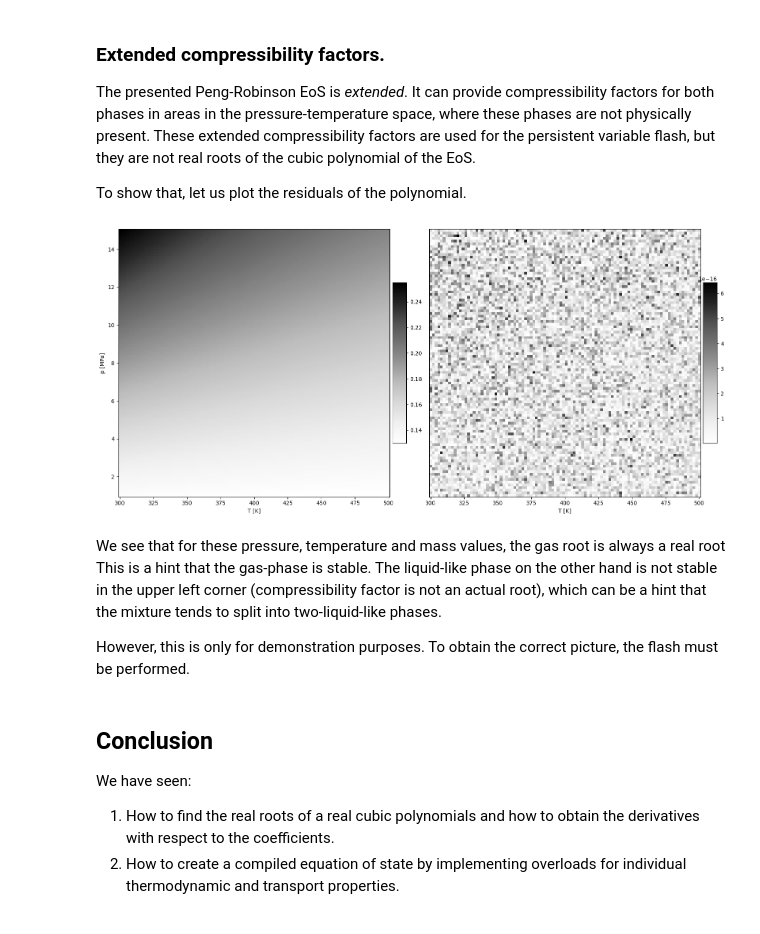
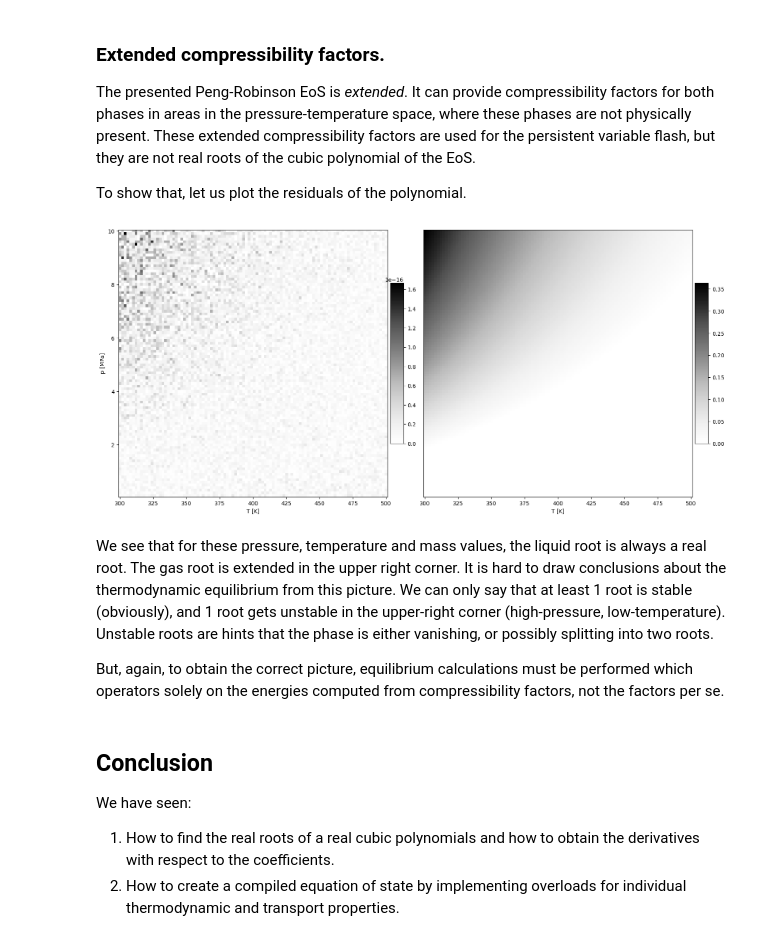
Before and after one commit to pmgbergen/porepy, a Jupyter notebook: tutorials/cubic_eos.ipynb, the cells around one changed output. Cells and saved outputs as stored; diff of their text form; code cells hidden in the pictures.

```diff
--- a/tutorials/cubic_eos.ipynb
+++ b/tutorials/cubic_eos.ipynb
@@ -432,7 +432,7 @@ These extended compressibility factors are used for the persistent variable flas
 To show that, let us plot the residuals of the polynomial.
 # %%
 N = 100
-p = np.linspace(1e6, 15e6, N, endpoint=True)
+p = np.linspace(101325, 10e6, N, endpoint=True)  # 1atm to 10 MPa
 T = np.linspace(300.0, 500.0, N, endpoint=True)
 Tm, pm = np.meshgrid(T, p)
 p = pm.flatten()
@@ -461,41 +461,43 @@ Z_g = prearg_gas[:, 3]
 def poly_res(Z: np.ndarray, A: np.ndarray, B: np.ndarray) -> np.ndarray:
     return np.abs(
         Z**3
         + (B - 1) * Z**2
         + (A - 2 * B - 3 * B**2) * Z
         + B**3
         + B**2
         - A * B
     )
 
 res_l = poly_res(Z_l, A_l, B_l)
 res_g = poly_res(Z_g, A_g, B_g)
 
 import matplotlib.pyplot as plt
 
 fig = plt.figure(figsize=(16, 7.5))
 ax = fig.add_subplot(1, 2, 1)
 img = ax.pcolormesh(Tm, pm * 1e-6, res_l.reshape(Tm.shape), cmap="Greys", shading="nearest")
 ax.set_ylabel('p [MPa]')
 ax.set_xlabel('T [K]')
 cax = ax.inset_axes((1.01, 0.2, 0.05, 0.6))
 fig.colorbar(img, ax=ax, cax=cax, orientation="vertical")
 
 ax = fig.add_subplot(1, 2, 2)
 img = ax.pcolormesh(Tm, pm * 1e-6, res_g.reshape(Tm.shape), cmap="Greys", shading="nearest")
 ax.set_yticks([])
 ax.set_xlabel('T [K]')
 cax = ax.inset_axes((1.01, 0.2, 0.05, 0.6))
 fig.colorbar(img, ax=ax, cax=cax, orientation="vertical")
-fig.tight_layout()
+fig.tight_layout(h_pad=0.1)
 # %% [output]
-[figure, old version]
+[figure, new version]
 # %% [markdown]
-We see that for these pressure, temperature and mass values, the gas root is always a real root
-This is a hint that the gas-phase is stable.
-The liquid-like phase on the other hand is not stable in the upper left corner (compressibility factor is not an actual root), which can be a hint that the mixture tends to split into two-liquid-like phases.
+We see that for these pressure, temperature and mass values, the liquid root is always a real root.
+The gas root is extended in the upper right corner.
+It is hard to draw conclusions about the thermodynamic equilibrium from this picture.
+We can only say that at least 1 root is stable (obviously), and 1 root gets unstable in the upper-right corner (high-pressure, low-temperature).
+Unstable roots are hints that the phase is either vanishing, or possibly splitting into two roots.
 
-However, this is only for demonstration purposes. To obtain the correct picture, the flash must be performed.
+But, again, to  obtain the correct picture, equilibrium calculations must be performed which operators solely on the energies computed from compressibility factors, not the factors per se.
 # %% [markdown]
 ## Conclusion
 
```
Also changed, not shown: parts of 2 cells of this notebook.
